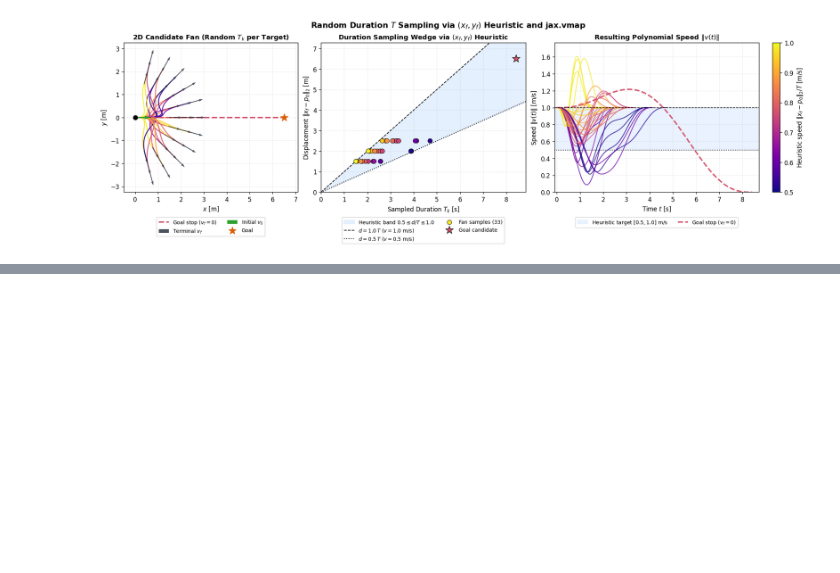
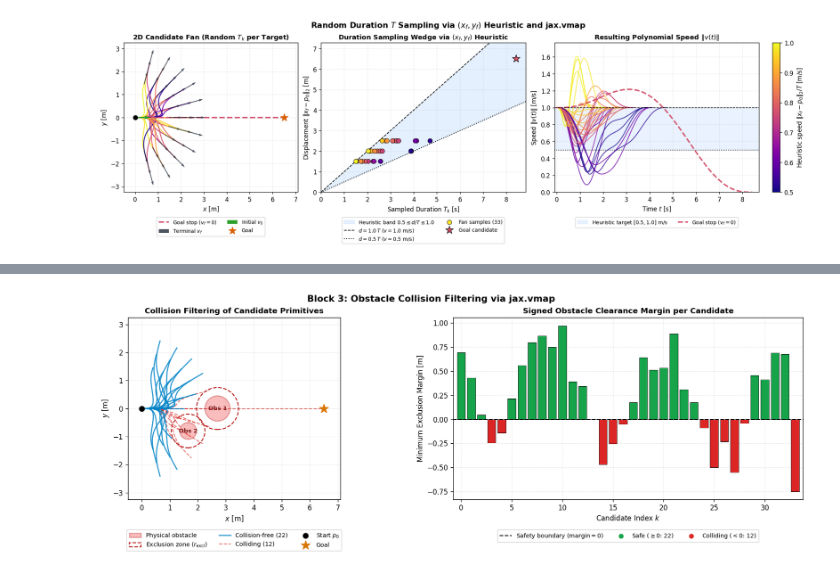
Before and after one commit to arunkumar-singh/drone_course_repo, a Jupyter notebook: tutorials/quadrotor_min_snap_primitives_jax_colab.ipynb, the cells around one changed output, grey strips where cells are left out. Drawn from its saved outputs; the diff is of its cells as text; code cells hidden in the pictures; blank space fills up the shorter version.

Commit message:
updating primitives

```diff
--- a/tutorials/quadrotor_min_snap_primitives_jax_colab.ipynb
+++ b/tutorials/quadrotor_min_snap_primitives_jax_colab.ipynb
@@ -300,0 +318,99 @@ Max terminal error -> pos: 3.92e-05, vel: 3.93e-05, acc: 1.42e-04, jerk: 2.15e-0
+# %%
+# Define two circular 2D obstacles in the workspace
+# Obstacle 1 matches Slide 22 directly ahead; Obstacle 2 blocks part of the lower fan
+obs_centers = jnp.array([
+    [2.70,  0.00],  # Obstacle 1: directly in front of the drone (Slide 22)
+    [1.65, -0.80],  # Obstacle 2: blocks the lower-right detour
+])
+obs_radii = jnp.array([0.45, 0.30])
+r_drone = 0.15
+safety_margin = 0.15
+r_excl = obs_radii + r_drone + safety_margin  # [0.75, 0.60] m
+
+
+def check_single_trajectory_collision(p_traj, obs_centers, r_excl):
+    # p_traj has shape (N_pts, 2), obs_centers has shape (M_obs, 2)
+    # Step 1: Vector from every obstacle center to every point along the curve -> (N_pts, M_obs, 2)
+    diff = p_traj[:, None, :] - obs_centers[None, :, :]
+
+    # Step 2: Euclidean distance from every trajectory point to every obstacle center -> (N_pts, M_obs)
+    distances = jnp.linalg.norm(diff, axis=-1)
+
+    # Step 3: Signed clearance margin outside each obstacle's inflated exclusion circle -> (N_pts, M_obs)
+    # Positive means safe (outside r_excl); negative means inside the exclusion zone (collision)
+    clearance_margins = distances - r_excl[None, :]
+
+    # Step 4: Minimum clearance along the entire curve across all obstacles (scalar)
+    min_margin = jnp.min(clearance_margins)
+
+    # Step 5: Trajectory is collision-free if and only if every point clears every obstacle
+    is_safe = min_margin >= 0.0
+    return is_safe, min_margin
+
+
+# Apply the single-trajectory check across all 34 candidates in p_batch using jax.vmap
+batch_collision_check = jax.vmap(check_single_trajectory_collision, in_axes=(0, None, None))
+is_safe_batch, min_margins = batch_collision_check(p_batch, obs_centers, r_excl)
+
+num_total = int(p_batch.shape[0])
+num_safe = int(jnp.sum(is_safe_batch))
+num_colliding = num_total - num_safe
+
+print("--- Block 3: Collision Filtering Summary ---")
+print(f"Obstacles: {obs_centers.shape[0]} | Exclusion radii r_excl: {[round(float(r), 2) for r in r_excl]} m")
+print(f"Total candidates: {num_total} | Collision-free: {num_safe} | Colliding: {num_colliding}")
+print("\nColliding candidates (0-based index):")
+for k in range(num_total):
+    if not bool(is_safe_batch[k]):
+        print(f"  Candidate #{k:2d}: min clearance margin = {float(min_margins[k]):+.4f} m (< 0 -> REJECTED)")
+
+# Visualization: Left = Safe vs Colliding 2D trajectories, Right = Clearance margins
+fig, (ax0, ax1) = plt.subplots(1, 2, figsize=(15.0, 5.2), constrained_layout=True)
+
+# Draw obstacles and inflated exclusion zones
+for m in range(obs_centers.shape[0]):
+    cx, cy = float(obs_centers[m, 0]), float(obs_centers[m, 1])
+    lbl_obs = "Physical obstacle" if m == 0 else None
+    lbl_excl = r"Exclusion zone ($r_{\mathrm{excl}}$)" if m == 0 else None
+    ax0.add_patch(plt.Circle((cx, cy), float(obs_radii[m]), color="#ef4444", alpha=0.35, ec="#b91c1c", lw=1.6, label=lbl_obs, zorder=3))
+    ax0.add_patch(plt.Circle((cx, cy), float(r_excl[m]), fill=False, ls="--", ec="#b91c1c", lw=1.4, label=lbl_excl, zorder=3))
+    ax0.text(cx, cy, f"Obs {m + 1}", ha="center", va="center", fontsize=8.5, fontweight="bold", color="#7f1d1d", zorder=4)
+
+safe_labeled = False
+coll_labeled = False
+for k in range(num_total):
+    if bool(is_safe_batch[k]):
+        lbl = f"Collision-free ({num_safe})" if not safe_labeled else None
+        safe_labeled = True
+        ax0.plot(p_batch[k, :, 0], p_batch[k, :, 1], color="#0284c7", lw=1.6, alpha=0.85, label=lbl, zorder=2)
+    else:
+        lbl = f"Colliding ({num_colliding})" if not coll_labeled else None
+        coll_labeled = True
+        ax0.plot(p_batch[k, :, 0], p_batch[k, :, 1], color="#dc2626", lw=1.3, ls="--", alpha=0.65, label=lbl, zorder=1)
+
+ax0.scatter([float(p0[0])], [float(p0[1])], color="black", s=55, zorder=6, label="Start $p_0$")
+ax0.scatter([float(goal[0])], [float(goal[1])], color="#d97706", marker="*", s=180, zorder=6, label="Goal")
+ax0.set_aspect("equal", adjustable="box")
+ax0.set_xlim(-0.5, 7.1)
+ax0.set_ylim(-3.25, 3.25)
+ax0.set_xlabel("$x$ [m]")
+ax0.set_ylabel("$y$ [m]")
+ax0.set_title("Collision Filtering of Candidate Primitives")
+ax0.legend(loc="upper center", bbox_to_anchor=(0.5, -0.15), ncol=3, frameon=True)
+
+# Right panel: clearance margin bar chart
+indices = jnp.arange(num_total)
+bar_colors = ["#16a34a" if bool(s) else "#dc2626" for s in is_safe_batch]
+ax1.bar(indices, min_margins, color=bar_colors, edgecolor="black", linewidth=0.5, zorder=3)
+ax1.axhline(0.0, color="black", ls="--", lw=1.4, label=r"Safety boundary ($\mathrm{margin} = 0$)", zorder=4)
+ax1.scatter([], [], color="#16a34a", label=f"Safe ($\\geq 0$: {num_safe})")
+ax1.scatter([], [], color="#dc2626", label=f"Colliding ($< 0$: {num_colliding})")
+ax1.set_xlim(-0.8, num_total - 0.2)
+ax1.set_xlabel("Candidate Index $k$")
+ax1.set_ylabel("Minimum Exclusion Margin [m]")
+ax1.set_title("Signed Obstacle Clearance Margin per Candidate")
+ax1.legend(loc="upper center", bbox_to_anchor=(0.5, -0.15), ncol=3, frameon=True)
+
+fig.suptitle("Block 3: Obstacle Collision Filtering via jax.vmap", fontsize=13, fontweight="bold")
+plt.show()
+# %% [output]
@@ -300,0 +434 @@ Max terminal error -> pos: 3.92e-05, vel: 3.93e-05, acc: 1.42e-04, jerk: 2.15e-0
+[figure, added]
```
Also changed, not shown: parts of 5 cells of this notebook.
